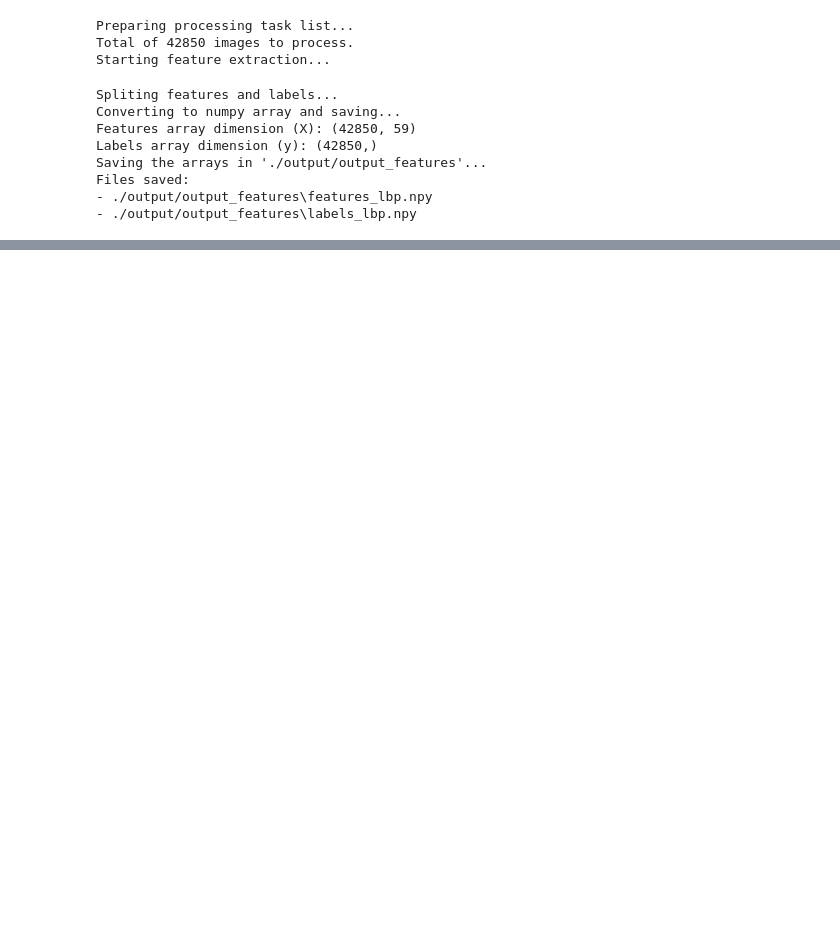
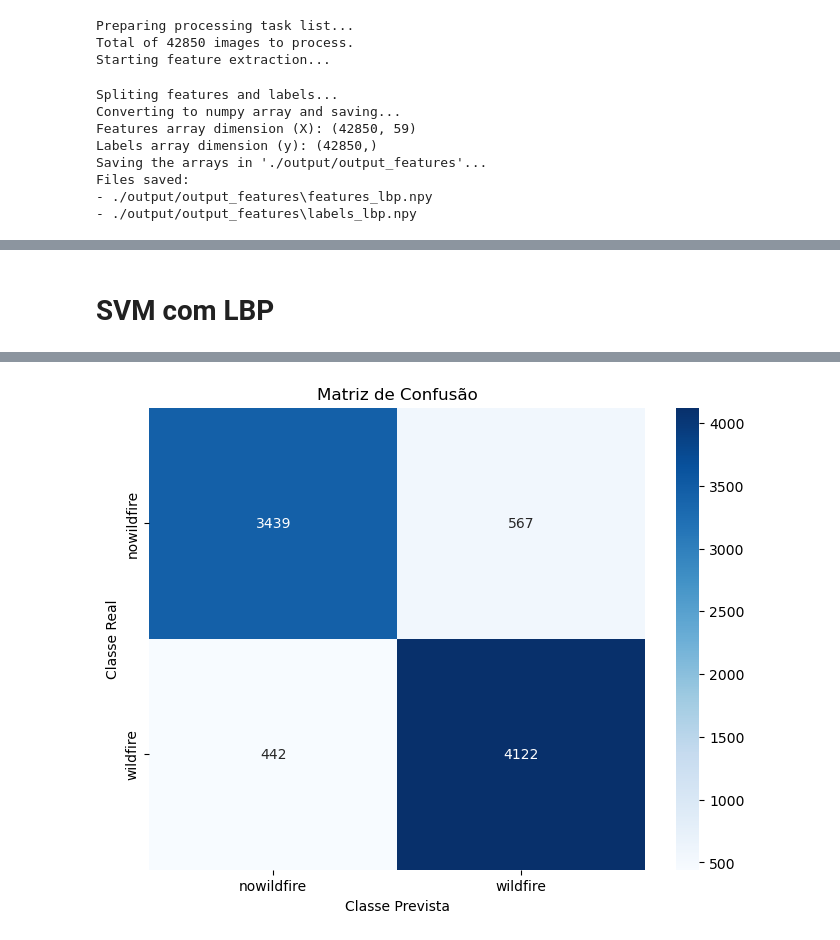
Before and after one commit to GalafassiNAT/wildfire_classificator, a Jupyter notebook: Wildfire Classifier.ipynb, the cells around one changed output, grey strips where cells are left out. Cells and saved outputs as stored; diff of their text form; code cells hidden in the pictures; blank space fills up the shorter version.

Commit message:
feat: Trained all models (SVM and RandomForest)

```diff
--- a/Wildfire Classifier.ipynb
+++ b/Wildfire Classifier.ipynb
@@ -164,11 +179,71 @@ print(f'Labels array dimension (y): {y.shape}')
 Features array dimension (X): (42850, 59)
 Labels array dimension (y): (42850,)
+# %%
+# Importando modelos e utilitários
+from sklearn.model_selection import train_test_split, StratifiedKFold, GridSearchCV
+import seaborn as sns
+from sklearn.svm import SVC
+from sklearn.metrics import classification_report, confusion_matrix
+
+# Criando uma pasta para salvar os plots
+plots_folder = './output/output_plots'
+os.makedirs(plots_folder, exist_ok=True)
+
+# Criando uma pasta para salvar os modelos treinados
+models_folder = './output/output_models'
+os.makedirs(models_folder, exist_ok=True)
+# %% [markdown]
+# SVM com LBP
 # %%
-from sklearn.model_selection import train_test_split, StratifiedKFold, GridSearchCV
-from sklearn.svm import SVC
-
 # Separando conjunto de teste e treino (80% treino, 20% teste)
-X_temp, X_test, y_temp, y_test = train_test_split(X, y, test_size=0.2)
+X_train, X_test, y_train, y_test = train_test_split(X, y, test_size=0.2)
 print(f'Data split into {len(X_train)} train samples and {len(X_test)} test samples.')
 
 # Começando processo de otimização e avalização por validação cruzada
+
+print("\nOptimizing SVM with GridSearchCV and k=5...")
+model_svc = SVC(probability=True)
+svc_param_grid = {
+    'C': [1,10,100],
+    'gamma': [0.1, 0.01],
+    'kernel': ['rbf']
+}
+
+cv_strategy = StratifiedKFold(n_splits=5, shuffle=True, random_state=42)
+grid_search = GridSearchCV(model_svc, svc_param_grid, cv=cv_strategy, scoring='accuracy', verbose=2, n_jobs=-1)
+grid_search.fit(X_train, y_train)
+
+# Pegando o melhor modelo obtido pela validação cruzada
+best_model = grid_search.best_estimator_
+
+model_filename = os.path.join(models_folder, 'svm_lbp.joblib')
+print(f"Best hyperparams found: {grid_search.best_params_}")
+print(f"\nSaving best trained model in '{model_filename}'...")
+dump(best_model, model_filename)
+print("Model saved successfuly!")
+
+
+print("\n---Testing process ---")
+
+y_pred = best_model.predict(X_test)
+
+print("\n1. Metrics:")
+class_names = ['nowildfire', 'wildfire']
+report = classification_report(y_test, y_pred, target_names=class_names)
+print(report)
+
+print("\n2. Confusion Matrix:")
+cm = confusion_matrix(y_test, y_pred)
+
+plt.figure(figsize=(8,6))
+sns.heatmap(cm, annot=True, fmt='d', cmap='Blues', xticklabels=class_names, yticklabels=class_names)
+plt.title('Matriz de Confusão')
+plt.ylabel('Classe Real')
+plt.xlabel('Classe Prevista')
+
+output_plot_path = os.path.join(plots_folder, 'matriz_confusao_svm_lbp.png')
+plt.savefig(output_plot_path, dpi=300)
+print(f"Confusion Matrix saved at '{output_plot_path}...'")
+
+plt.show()
+# %% [output]
@@ -174,0 +267 @@ print(f'Data split into {len(X_train)} train samples and {len(X_test)} test samp
+[figure, added]
```
Also changed, not shown: parts of 34 cells of this notebook, 13 other files.
